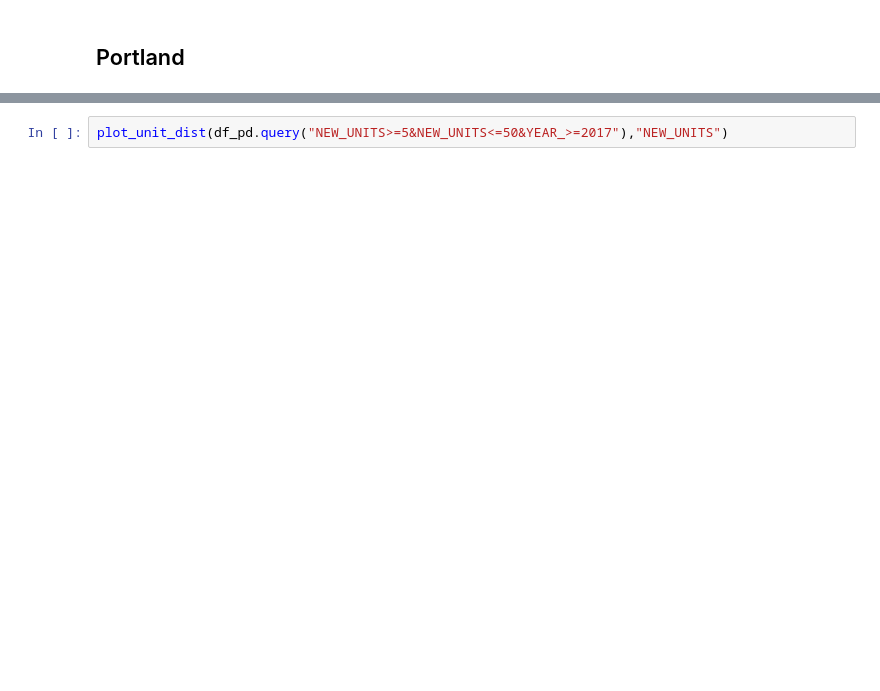
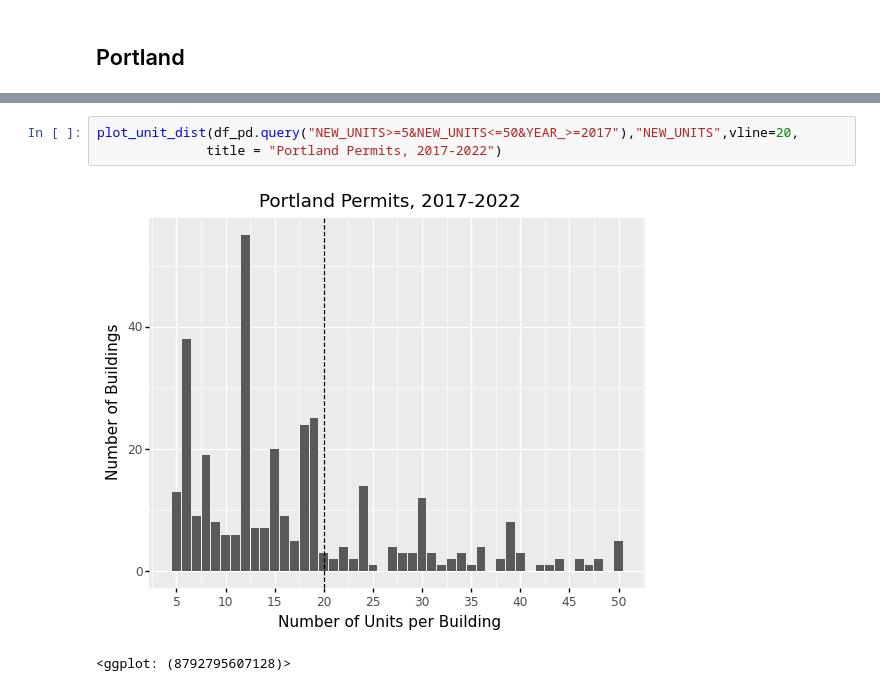
Before and after one commit to ZacharyGoldstein/housing-bunching-analysis, a Jupyter notebook: ih.org-inclusionary-database/inclusionary_housing_eda.ipynb, the cells around one changed output, grey strips where cells are left out. Saved outputs shown, nothing was run; the diff lists cells and outputs as text; blank space fills up the shorter version.

```diff
--- a/ih.org-inclusionary-database/inclusionary_housing_eda.ipynb
+++ b/ih.org-inclusionary-database/inclusionary_housing_eda.ipynb
@@ -100,3 +397,7 @@ plot_unit_dist(df_sf[(df_sf['Proposed Units']<=40)&(df_sf['Proposed Units']>=5)&
 # %%
-plot_unit_dist(df_pd.query("NEW_UNITS>=5&NEW_UNITS<=50&YEAR_>=2017"),"NEW_UNITS")
+plot_unit_dist(df_pd.query("NEW_UNITS>=5&NEW_UNITS<=50&YEAR_>=2017"),"NEW_UNITS",vline=20,
+              title = "Portland Permits, 2017-2022")
+# %% [output]
+[figure, added]
+<ggplot: (8792795607128)>
 # %%
```
Also changed, not shown: parts of 55 cells of this notebook, 4 other files.
